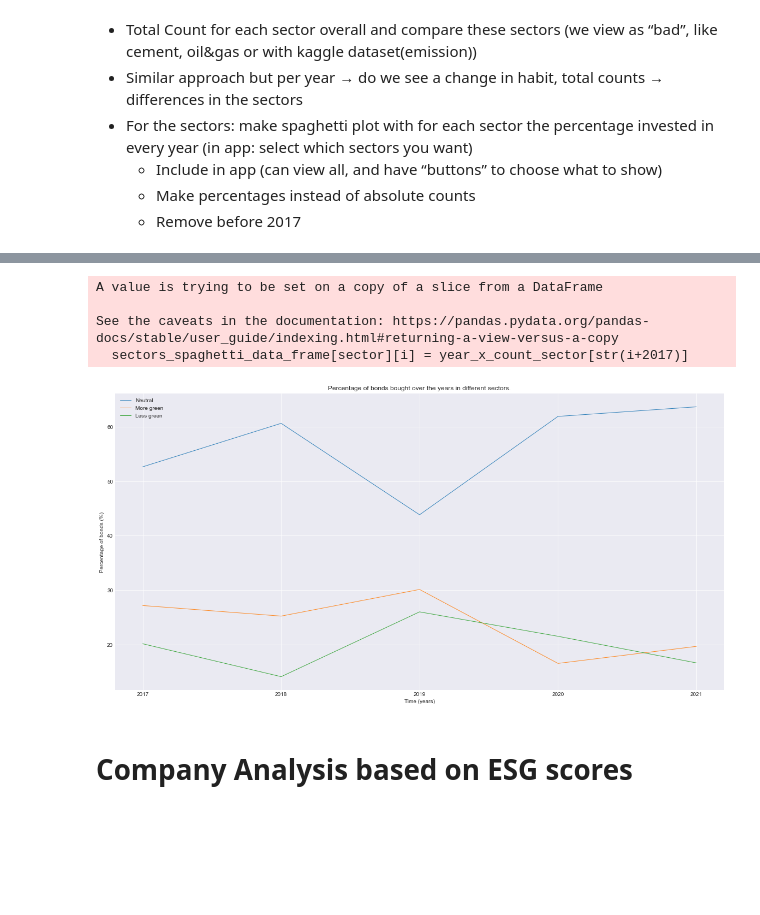
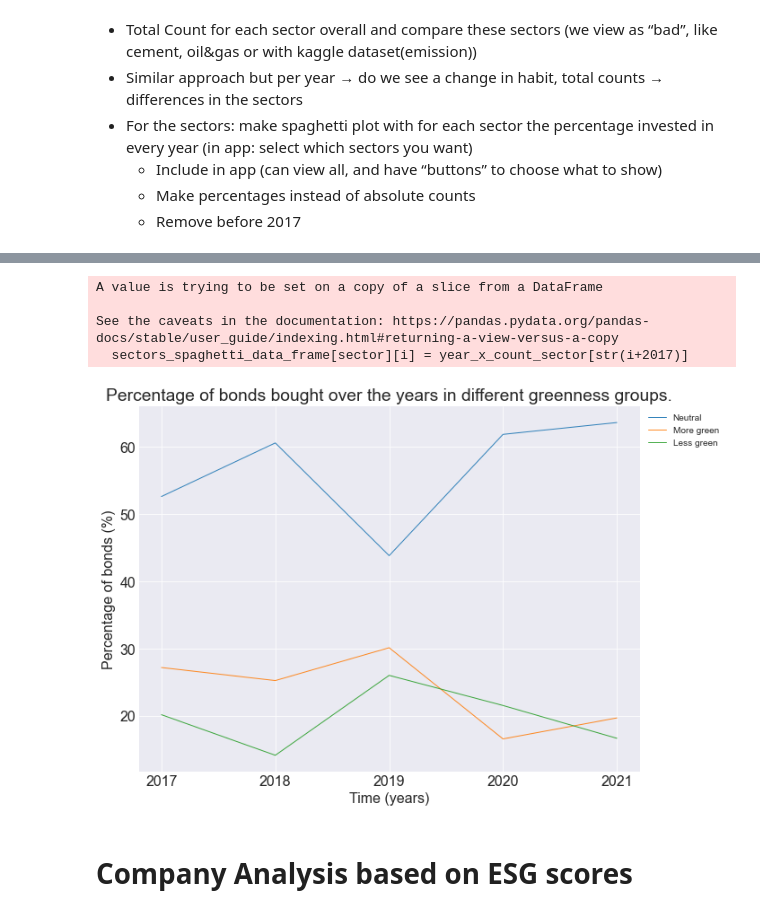
Before and after one commit to AukeVanSighem/ECB-Bond-Purchases, a Jupyter notebook: DataAnalysis.ipynb, the cells around one changed output, grey strips where cells are left out. Cells and saved outputs as stored; diff of their text form; code cells hidden in the pictures; blank space fills up the shorter version.

Commit message:
Beautify the sector plots

```diff
--- a/DataAnalysis.ipynb
+++ b/DataAnalysis.ipynb
@@ -125,17 +126,17 @@ See the caveats in the documentation: https://pandas.pydata.org/pandas-docs/stab
 # %%
 # Drawing a sphagetti plot by grouping sectors according to greenness
 green_dict = {-1: "Less green", 0: "Neutral", 1: "More green"}
-sector_mappings.dropna(inplace = True)
-sector_mappings["hasPrimaryBusinessSector"] = sector_mappings.Greenness.apply(lambda x: green_dict[x])
-primary_business_sector = pieCharts.get_all_sectors("hasPrimaryBusinessSector", sector_mappings)
-primary_business_sector = sectors.map_green_dict_to_data_frame(primary_business_sector)
-sectors.draw_spaghetti_plot_sectors(primary_business_sector, sector_mappings, years_issuer_bought)
+sector_mappings_modified = sector_mappings.copy()
+sector_mappings_modified["hasPrimaryBusinessSector"] = sector_mappings_modified.Greenness.apply(lambda x: green_dict[x])
+levels_of_greenness = pieCharts.get_all_sectors("hasPrimaryBusinessSector", sector_mappings_modified)
+levels_of_greenness = sectors.map_green_dict_to_data_frame(levels_of_greenness)
+sectors.draw_spaghetti_plot_sectors(levels_of_greenness, sector_mappings_modified, years_issuer_bought, title = "greenness groups")
 # %% [output]
 A value is trying to be set on a copy of a slice from a DataFrame
 
 See the caveats in the documentation: https://pandas.pydata.org/pandas-docs/stable/user_guide/indexing.html#returning-a-view-versus-a-copy
   sectors_spaghetti_data_frame[sector][i] = year_x_count_sector[str(i+2017)]
-[figure, old version]
+[figure, new version]
 # %% [markdown]
 # Company Analysis based on ESG scores
 # %% [markdown]
```
Also changed, not shown: parts of 10 cells of this notebook, 1 other file.
